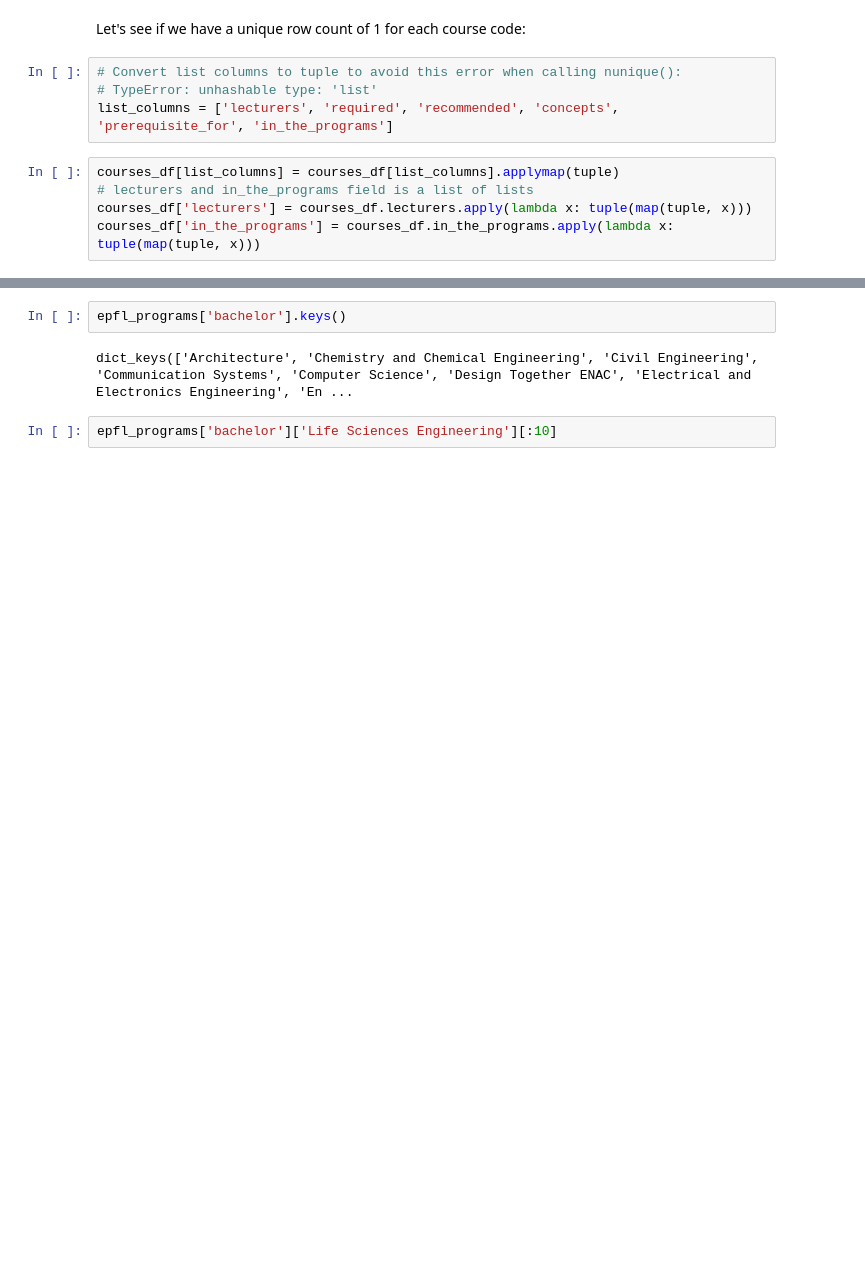
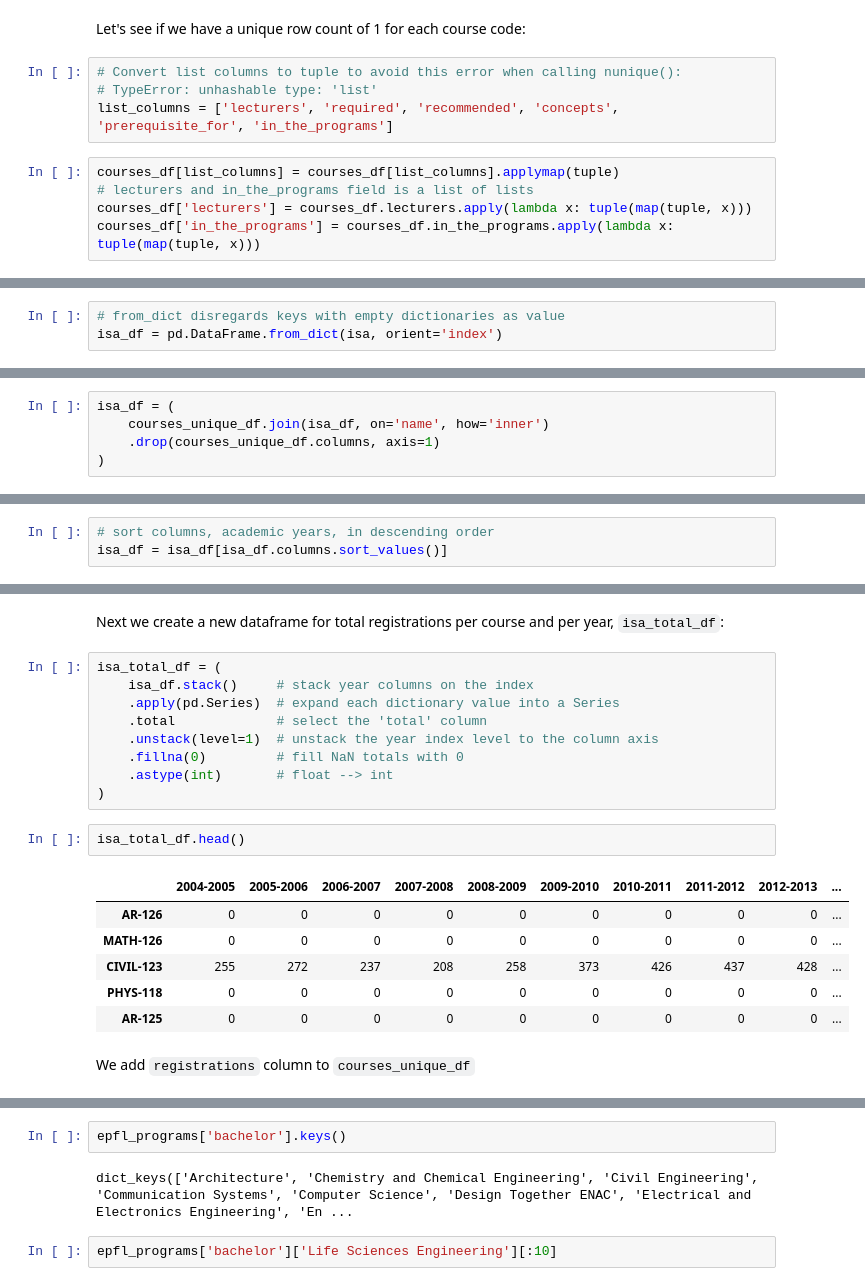
Before and after one commit to valentinoli/epfl-interactive-coursebook, a Jupyter notebook: python/wrangling.ipynb, the cells around one changed output, grey strips where cells are left out. Saved outputs shown, nothing was run; the diff lists cells and outputs as text; blank space fills up the shorter version.

```diff
--- a/python/wrangling.ipynb
+++ b/python/wrangling.ipynb
@@ -397,0 +482,3 @@ with open('../data/processed/epfl_programs.json', 'w') as json_file:
+# %%
+# from_dict disregards keys with empty dictionaries as value
+isa_df = pd.DataFrame.from_dict(isa, orient='index')
@@ -397,0 +496,5 @@ with open('../data/processed/epfl_programs.json', 'w') as json_file:
+# %%
+isa_df = (
+    courses_unique_df.join(isa_df, on='name', how='inner')
+    .drop(courses_unique_df.columns, axis=1)
+)
@@ -397,0 +514,3 @@ with open('../data/processed/epfl_programs.json', 'w') as json_file:
+# %%
+# sort columns, academic years, in descending order
+isa_df = isa_df[isa_df.columns.sort_values()]
@@ -397,0 +526,22 @@ with open('../data/processed/epfl_programs.json', 'w') as json_file:
+# %% [markdown]
+Next we create a new dataframe for total registrations per course and per year, `isa_total_df`:
+# %%
+isa_total_df = (
+    isa_df.stack()     # stack year columns on the index
+    .apply(pd.Series)  # expand each dictionary value into a Series
+    .total             # select the 'total' column
+    .unstack(level=1)  # unstack the year index level to the column axis
+    .fillna(0)         # fill NaN totals with 0
+    .astype(int)       # float --> int
+)
+# %%
+isa_total_df.head()
+# %% [output]
+|  | 2004-2005 | 2005-2006 | 2006-2007 | 2007-2008 | 2008-2009 | 2009-2010 | 2010-2011 | 2011-2012 | 2012-2013 | ... |
+| AR-126 | 0 | 0 | 0 | 0 | 0 | 0 | 0 | 0 | 0 | ... |
+| MATH-126 | 0 | 0 | 0 | 0 | 0 | 0 | 0 | 0 | 0 | ... |
+| CIVIL-123 | 255 | 272 | 237 | 208 | 258 | 373 | 426 | 437 | 428 | ... |
+| PHYS-118 | 0 | 0 | 0 | 0 | 0 | 0 | 0 | 0 | 0 | ... |
+| AR-125 | 0 | 0 | 0 | 0 | 0 | 0 | 0 | 0 | 0 | ... |
+# %% [markdown]
+We add `registrations` column to `courses_unique_df`
```
Also changed, not shown: parts of 64 cells of this notebook, 1 other file.
